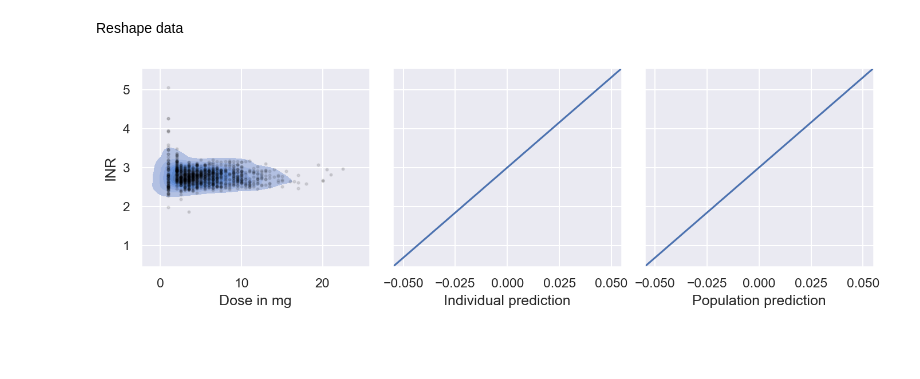
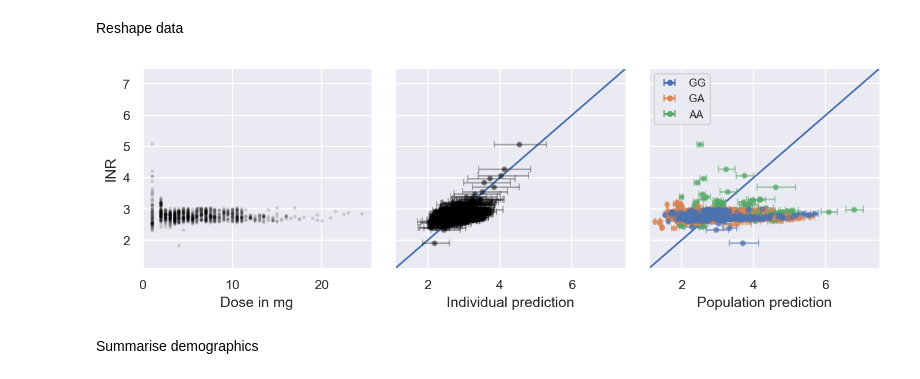
Before and after one commit to DavAug/mipd-warfarin, a Jupyter notebook: results/2_semi_mechanistic_model/results.ipynb, the cells around one changed output. Drawn from its saved outputs; the diff is of its cells as text; code cells hidden in the pictures; blank space fills up the shorter version.

```diff
--- a/results/2_semi_mechanistic_model/results.ipynb
+++ b/results/2_semi_mechanistic_model/results.ipynb
@@ -873,34 +950,67 @@ fig, axes = plt.subplots(
     nrows=1, ncols=3, figsize=(2250 // my_dpi, 700 // my_dpi), dpi=150,
     sharey=True, gridspec_kw=dict(wspace=0.1))
 
 # Visualise measurements
-jitter = np.random.uniform(-0.25, 0.25, size=len(inrs))
-sns.kdeplot(x=doses[:, -1], y=inrs + jitter, fill=True, ax=axes[0])
+jitter = np.random.uniform(-0.1, 0.1, size=len(inrs))
+# sns.kdeplot(x=doses[:, -1], y=inrs + jitter, fill=True, ax=axes[0])
 axes[0].scatter(
     doses[:, -1], inrs + jitter,
     marker='o', color='black', alpha=0.1, s=4)
 
 # Visualise residuals
 axes[1].plot(
     [0, 1], [0, 1], transform=axes[1].transAxes, color=sns.color_palette()[0])
+medians = np.median(indiv_fits, axis=0)
+fifth = medians - np.percentile(indiv_fits, axis=0, q=5)
+ninetyfifth = np.percentile(indiv_fits, axis=0, q=95) - medians
+for idf, f in enumerate(medians):
+    axes[1].errorbar(
+        f, inrs[idf], marker='o', color='black', alpha=0.3, ls='none',
+        xerr=np.vstack((fifth[idf:idf+1], ninetyfifth[idf:idf+1])),
+        capsize=3, markersize=4)
+    axes[1].scatter(
+        f, inrs[idf], marker='o', color='black', alpha=0.3, s=4)
 
 axes[2].plot(
     [0, 1], [0, 1], transform=axes[2].transAxes, color=sns.color_palette()[0])
+medians = np.median(pop_fits, axis=0)
+fifth = medians - np.percentile(pop_fits, axis=0, q=5)
+ninetyfifth = np.percentile(pop_fits, axis=0, q=95) - medians
+for idf, f in enumerate(medians):
+    axes[2].errorbar(
+        f, inrs[idf], marker='o', alpha=0.5, ls='none',
+        color=sns.color_palette()[int(covariates[idf, 2])],
+        xerr=np.vstack((fifth[idf:idf+1], ninetyfifth[idf:idf+1])),
+        capsize=3, markersize=4)
+    axes[2].scatter(
+        f, inrs[idf], marker='o', alpha=0.5, s=4,
+        color=sns.color_palette()[int(covariates[idf, 2])])
 
 # Add legend to population residuals
+labels = ['GG', 'GA', 'AA']
+for idl, label in enumerate(labels):
+    axes[2].errorbar(
+            [0, 0], [10, 11], marker='o', ls='none',
+            color=sns.color_palette()[idl], label=label,
+            xerr=[[1, 1], [1, 1]], capsize=3, markersize=4)
+axes[2].legend(fontsize=int(0.7 * fontsize), loc='upper left')
 
 # Label axes
 axes[0].set_xlabel('Dose in mg')
 axes[0].set_ylabel('INR')
 axes[1].set_xlabel('Individual prediction')
 axes[1].set_ylabel('')
 axes[2].set_xlabel('Population prediction')
 axes[2].set_ylabel('')
-axes[0].set_ylim([0.45, 5.55])
+axes[0].set_ylim([1.1, 7.5])
+axes[1].set_xlim([1.1, 7.5])
+axes[2].set_xlim([1.1, 7.5])
 
 plt.savefig('5_trial_phase_3.pdf', bbox_inches='tight')
 plt.savefig('5_trial_phase_3.tif', bbox_inches='tight')
 
 plt.show()
 # %% [output]
-[figure, old version]
+[figure, new version]
+# %% [markdown]
+Summarise demographics
```
Also changed, not shown: parts of 6 cells of this notebook, 6 other files.
